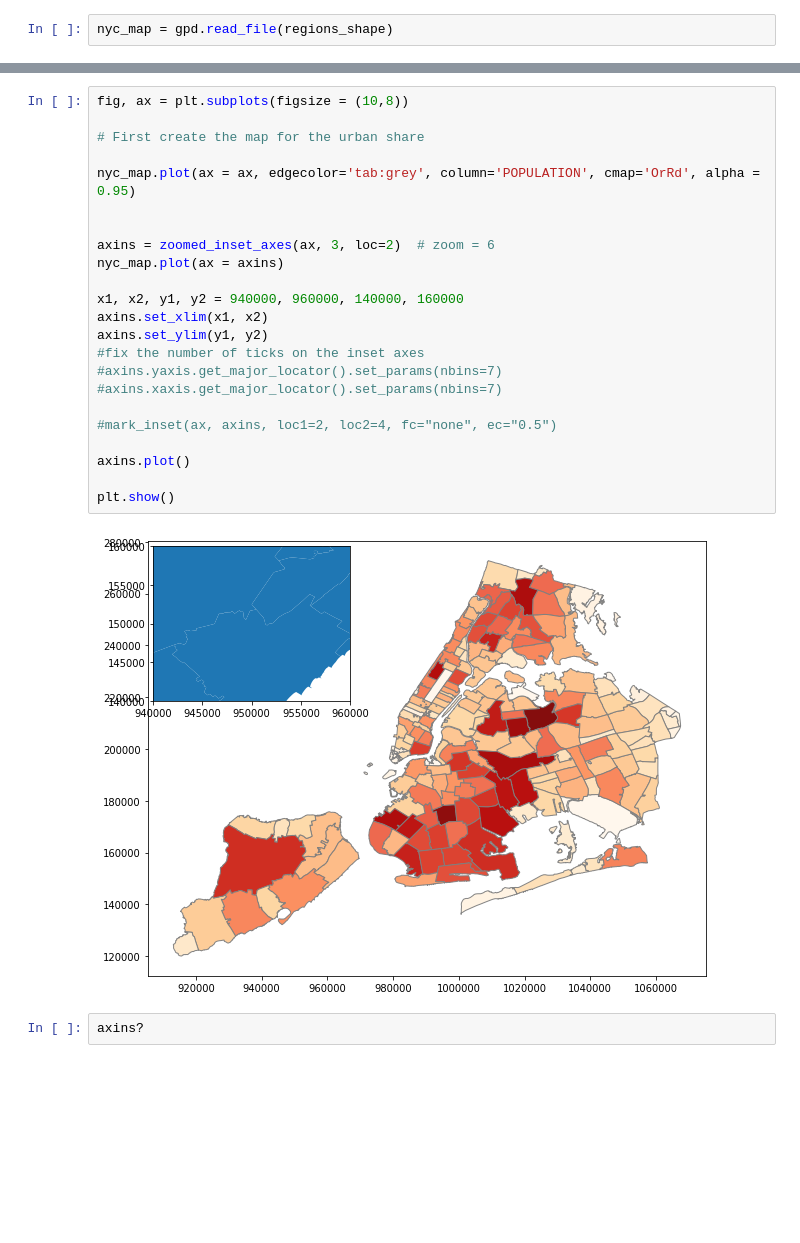
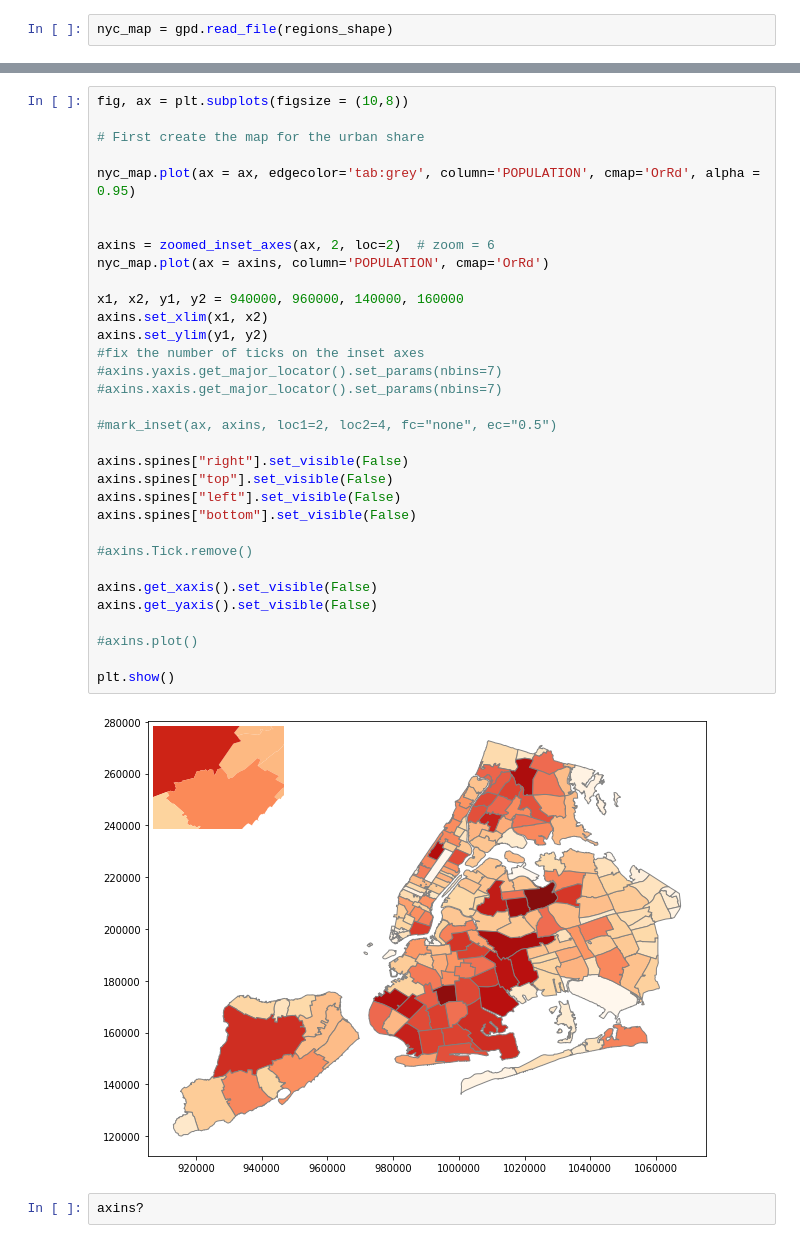
Before and after one commit to mwaugh0328/data_bootcamp_spring_2018, a Jupyter notebook: week13/geopandas.ipynb, the cells around one changed output, grey strips where cells are left out. Drawn from its saved outputs; the diff is of its cells as text; blank space fills up the shorter version.

```diff
--- a/week13/geopandas.ipynb
+++ b/week13/geopandas.ipynb
@@ -44,28 +44,38 @@ nyc_map.head(15)
 # %%
 fig, ax = plt.subplots(figsize = (10,8))
 
 # First create the map for the urban share
 
 nyc_map.plot(ax = ax, edgecolor='tab:grey', column='POPULATION', cmap='OrRd', alpha = 0.95)
 
 
-axins = zoomed_inset_axes(ax, 3, loc=2)  # zoom = 6
-nyc_map.plot(ax = axins)
+axins = zoomed_inset_axes(ax, 2, loc=2)  # zoom = 6
+nyc_map.plot(ax = axins, column='POPULATION', cmap='OrRd')
 
 x1, x2, y1, y2 = 940000, 960000, 140000, 160000
 axins.set_xlim(x1, x2)
 axins.set_ylim(y1, y2)
 #fix the number of ticks on the inset axes
 #axins.yaxis.get_major_locator().set_params(nbins=7)
 #axins.xaxis.get_major_locator().set_params(nbins=7)
 
 #mark_inset(ax, axins, loc1=2, loc2=4, fc="none", ec="0.5")
 
-axins.plot()
+axins.spines["right"].set_visible(False)
+axins.spines["top"].set_visible(False)
+axins.spines["left"].set_visible(False)
+axins.spines["bottom"].set_visible(False)
+
+#axins.Tick.remove()
+
+axins.get_xaxis().set_visible(False)
+axins.get_yaxis().set_visible(False)
+
+#axins.plot()
 
 plt.show()
 # %% [output]
-[figure, old version]
+[figure, new version]
 # %%
 axins?
 # %% [markdown]
```
